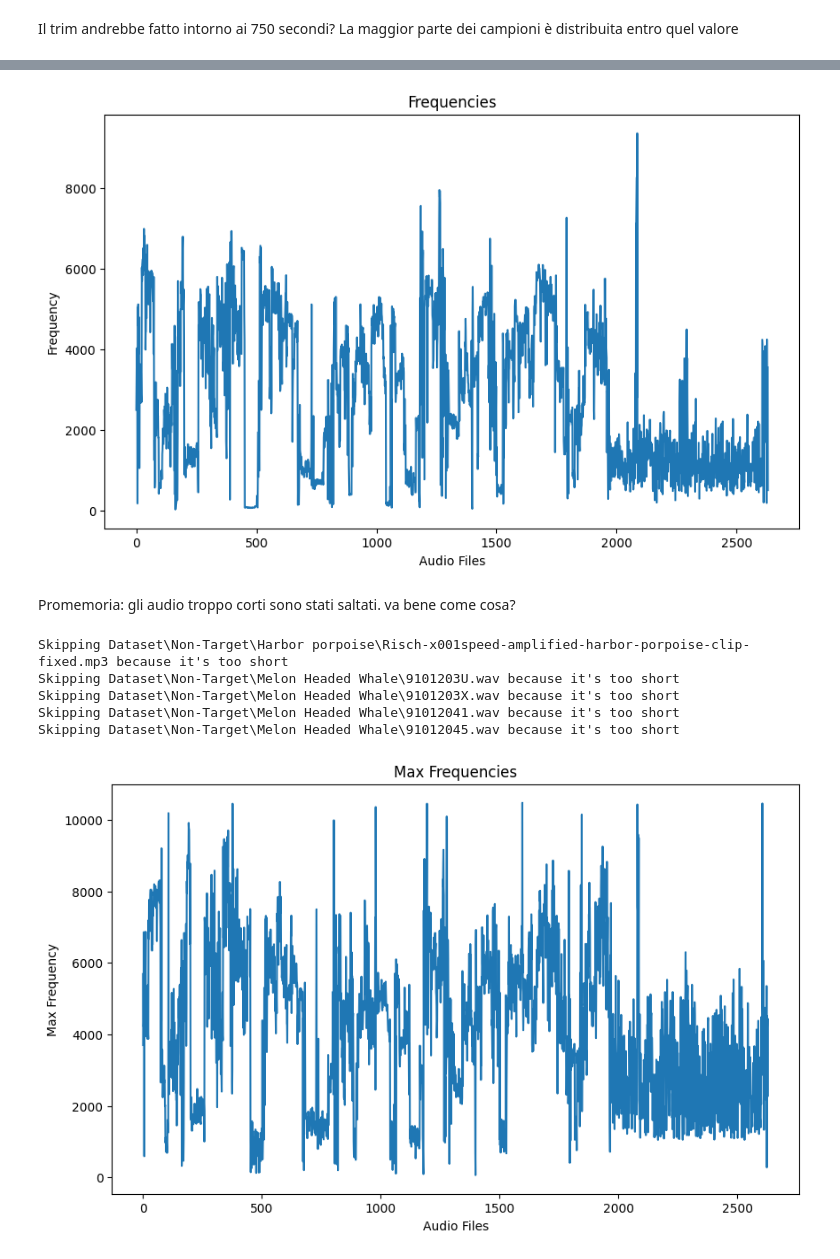
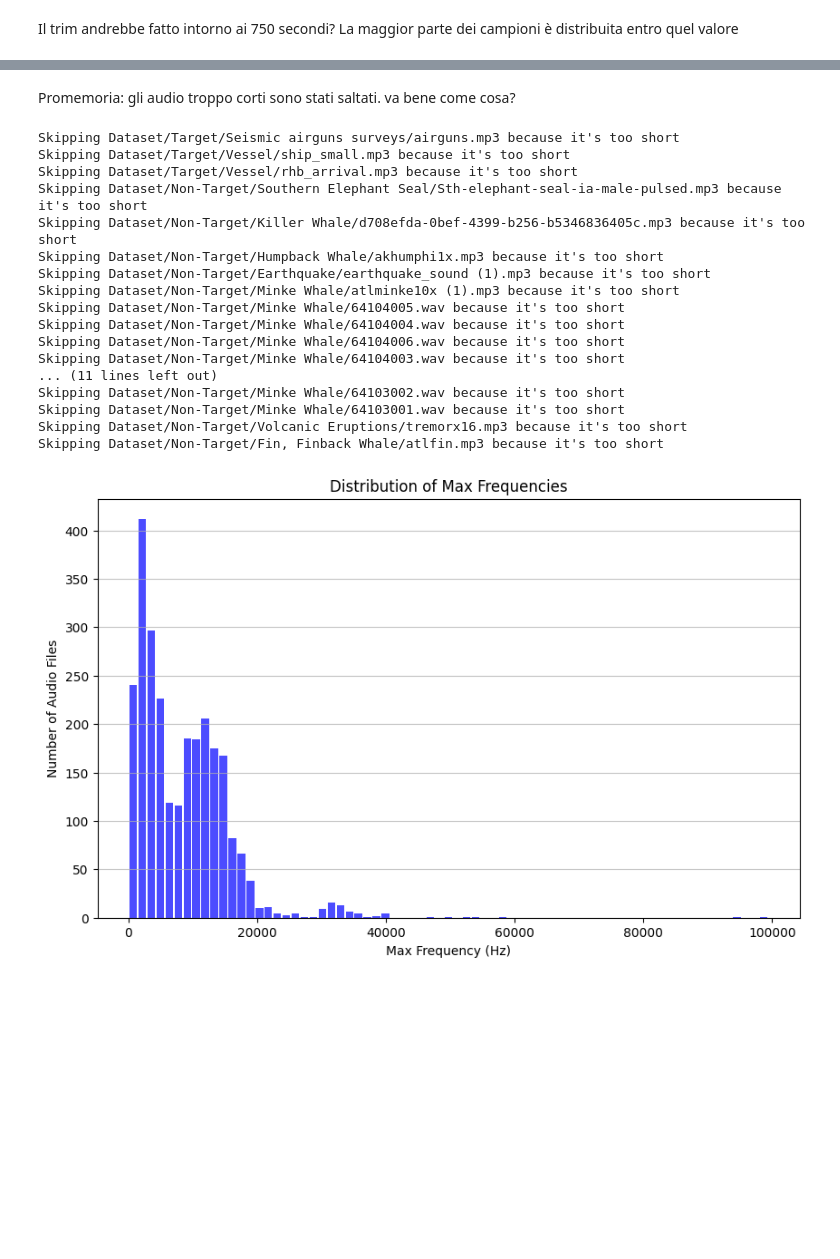
Before and after one commit to frenkmadda/UnderwaterSoundsClassification, a Jupyter notebook: test.ipynb, the cells around one changed output, grey strips where cells are left out. Saved outputs shown, nothing was run; the diff lists cells and outputs as text; code cells hidden in the pictures; blank space fills up the shorter version.

```diff
--- a/test.ipynb
+++ b/test.ipynb
@@ -155,3 +134,2 @@ def get_audio_files(dfpath):
 # %%
-audio_files = get_audio_files('Dataset/df_paths.csv')
-audio_files
+audio_files = utils.get_audio_files('Dataset/df_paths.csv')
@@ -261,7 +136,2 @@ plot_frequencies(frequencies)
-# %%
-# frequenze con mono = True
-plot_frequencies(frequencies)
-# %% [output]
-[figure, removed]
 # %% [markdown]
 Promemoria: gli audio troppo corti sono stati saltati. va bene come cosa?
@@ -298,10 +138,23 @@ def analyze_max_frequencies_and_plot(audio_files):
 # %%
-max_frequencies = analyze_max_frequencies_and_plot(audio_files)
+max_frequencies = utils.analyze_max_frequencies(audio_files)
+utils.plot_max_frequencies(max_frequencies)
 # %% [output]
-Skipping Dataset\Non-Target\Harbor porpoise\Risch-x001speed-amplified-harbor-porpoise-clip-fixed.mp3 because it's too short
-Skipping Dataset\Non-Target\Melon Headed Whale\9101203U.wav because it's too short
-Skipping Dataset\Non-Target\Melon Headed Whale\9101203X.wav because it's too short
-Skipping Dataset\Non-Target\Melon Headed Whale\91012041.wav because it's too short
-Skipping Dataset\Non-Target\Melon Headed Whale\91012045.wav because it's too short
+Skipping Dataset/Target/Seismic airguns surveys/airguns.mp3 because it's too short
+Skipping Dataset/Target/Vessel/ship_small.mp3 because it's too short
+Skipping Dataset/Target/Vessel/rhb_arrival.mp3 because it's too short
+Skipping Dataset/Non-Target/Southern Elephant Seal/Sth-elephant-seal-ia-male-pulsed.mp3 because it's too short
+Skipping Dataset/Non-Target/Killer Whale/d708efda-0bef-4399-b256-b5346836405c.mp3 because it's too short
+Skipping Dataset/Non-Target/Humpback Whale/akhumphi1x.mp3 because it's too short
+Skipping Dataset/Non-Target/Earthquake/earthquake_sound (1).mp3 because it's too short
+Skipping Dataset/Non-Target/Minke Whale/atlminke10x (1).mp3 because it's too short
+Skipping Dataset/Non-Target/Minke Whale/64104005.wav because it's too short
+Skipping Dataset/Non-Target/Minke Whale/64104004.wav because it's too short
+Skipping Dataset/Non-Target/Minke Whale/64104006.wav because it's too short
+Skipping Dataset/Non-Target/Minke Whale/64104003.wav because it's too short
+... (11 lines left out)
+Skipping Dataset/Non-Target/Minke Whale/64103002.wav because it's too short
+Skipping Dataset/Non-Target/Minke Whale/64103001.wav because it's too short
+Skipping Dataset/Non-Target/Volcanic Eruptions/tremorx16.mp3 because it's too short
+Skipping Dataset/Non-Target/Fin, Finback Whale/atlfin.mp3 because it's too short
-[figure, old version]
+[figure, new version]
 # %%
```
Also changed, not shown: parts of 26 cells of this notebook, 1 other file.
